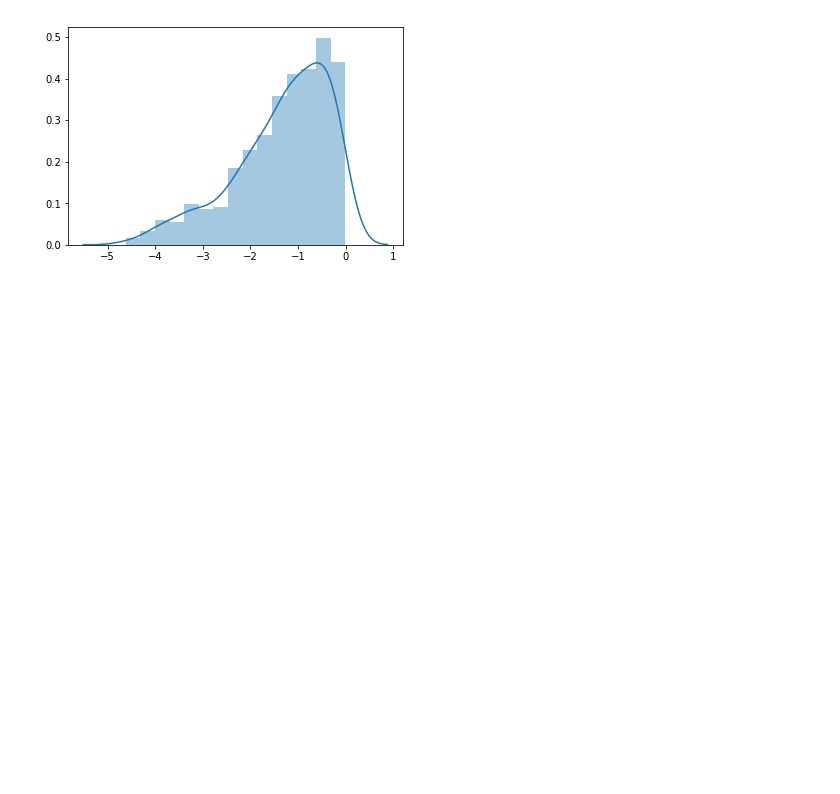
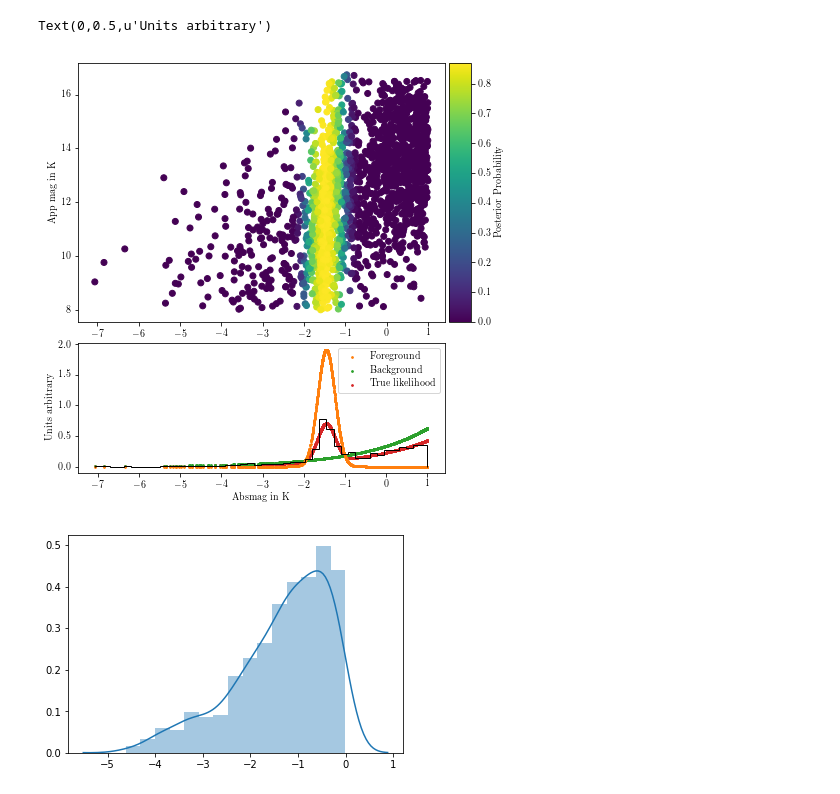
Before and after one commit to grd349/PyStanExamples, a Jupyter notebook: Oli/stantests.ipynb, the cells around one changed output. Cells and saved outputs as stored; diff of their text form; code cells hidden in the pictures; blank space fills up the shorter version.

```diff
--- a/Oli/stantests.ipynb
+++ b/Oli/stantests.ipynb
@@ -83,0 +134,22 @@ print(mu)
+# %%
+left, bottom, width, height = 0.1, 0.45, 0.85, 0.60
+fig = plt.figure(1, figsize=(6,6))
+sax = fig.add_axes([left, bottom, width, height])
+xax = fig.add_axes([left, 0.1, width, 0.3])
+cax = fig.add_axes([left+width+0.01, bottom, 0.05, height])
+
+c = sax.scatter(d,df.K,c=post_prob)
+fig.colorbar(c, cax=cax, label='Posterior Probability')
+xax.hist(d, histtype='step', bins='sqrt',color='k',normed=True,zorder=1000)
+
+xax.scatter(d,fg,s=3,label='Foreground', zorder=999)
+xax.scatter(d,bg,s=3,label='Background', zorder=998)
+xax.scatter(d, L,s=3,label='True likelihood', zorder=997)
+xax.legend()
+
+xax.set_xlabel('Absmag in K')
+sax.set_ylabel('App mag in K')
+xax.set_ylabel('Units arbitrary')
+# %% [output]
+Text(0,0.5,u'Units arbitrary')
+[figure, added]
```
Also changed, not shown: parts of 11 cells of this notebook, 1 other file.
